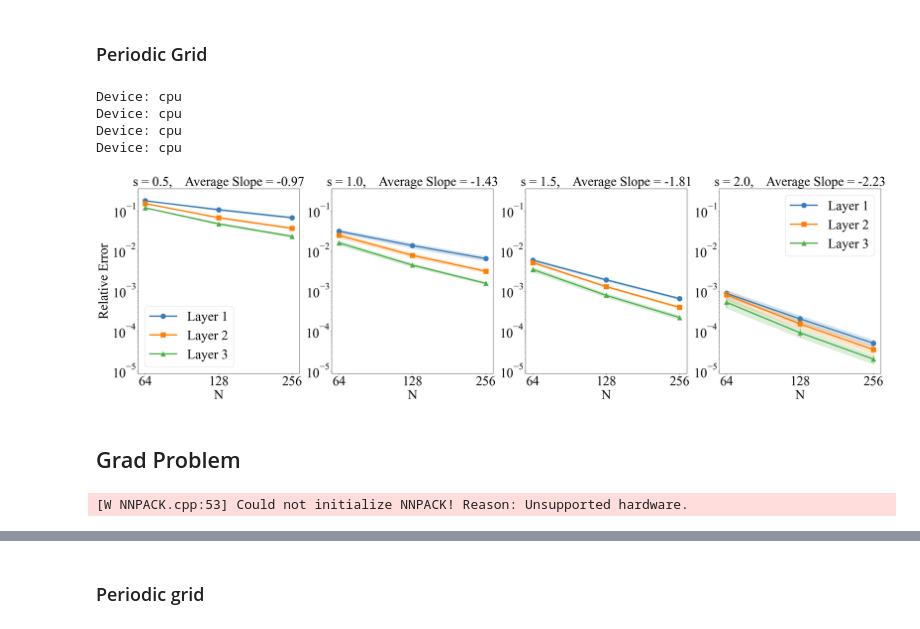
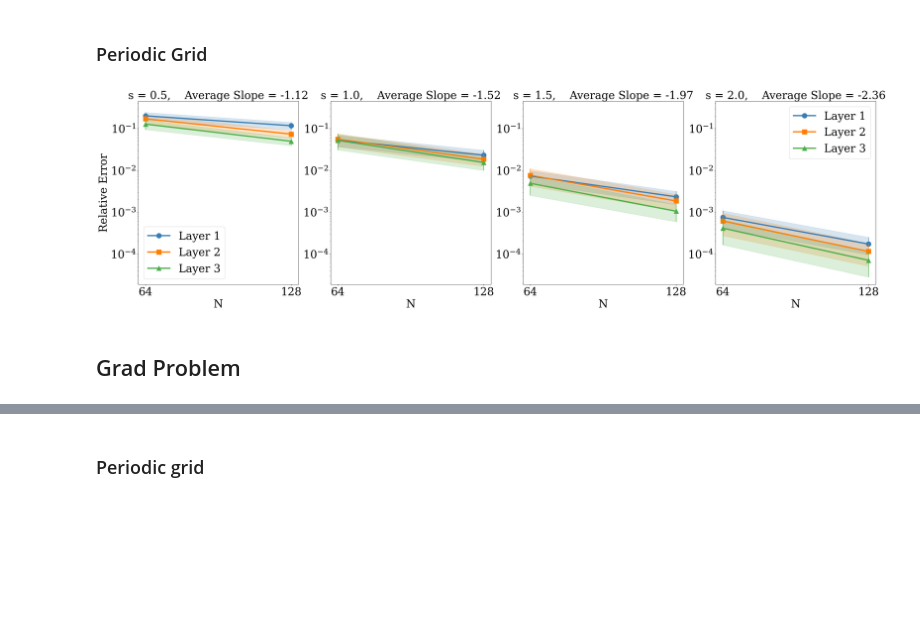
Before and after one commit to mtrautner/BoundFNO, a Jupyter notebook: analysis/paper_plots_trained.ipynb, the cells around one changed output, grey strips where cells are left out. Cells and saved outputs as stored; diff of their text form; code cells hidden in the pictures; blank space fills up the shorter version.

Commit message:
Final plots for arXiv

```diff
--- a/analysis/paper_plots_trained.ipynb
+++ b/analysis/paper_plots_trained.ipynb
@@ -54,7 +55,7 @@ shapes = ['o','s','^','D','*', 'x', 'P', 'h', 'v', '<', '>', 'X', 'd', 'p', '|',
 #### Set parameters
 # %%
 s_vals = [0.5, 1.0, 1.5, 2.0]
-sizes = [64, 128, 256, 512] #, 1024]
+sizes = [64, 128, 256, 512, 1024, 2048]
 plot_sizes = sizes[:-1]
 # %% [markdown]
 #### Error evaluation function for each layer
@@ -64,24 +65,18 @@ def get_err_norms_trained(s,model_name, sizes = [32, 64, 128, 256],dup_input = T
     model_info_path = '../models/trained_models/' + model_name + '_info.yaml'
     model_path = '../models/trained_models/' + model_name + '.pt'
 
-    USE_CUDA = torch.cuda.is_available()
-    samp_count_input = 2
+    samp_count_model = 1
+    samp_count_input = 5
     true_size = sizes[-1]
 
     # Load model
     model = load_model(model_info_path, model_path,s_outputspace = (true_size,true_size))
-
     model_info = load_model_info(model_info_path)
     n_layers = model_info['n_layers']-1
 
     true_norms = torch.zeros(n_layers, samp_count_input)
-    all_err = torch.zeros(len(sizes)-1,n_layers, samp_count_input)
+    all_err = torch.zeros(len(sizes)-1,n_layers, samp_count_model, samp_count_input)
 
-    if dup_input:
-        channel_count = 3
-    else:
-        channel_count = 1
-    true_inputs = torch.zeros(samp_count_input,channel_count,true_size,true_size)
     for input_i in range(samp_count_input):
         true_input_path = '../data/GRF_s' + str(s) +'_GRF_size_' + str(true_size) + '_' + str(input_i)+ '.pkl'
         input_true = load_data(true_input_path)
@@ -93,13 +88,9 @@ def get_err_norms_trained(s,model_name, sizes = [32, 64, 128, 256],dup_input = T
             input_true[:,1] = 0
         else:
             pass
-        true_inputs[input_i,:] = input_true
+        layers_true = get_layer_output(model,input_true)
 
-    layers_true = get_layer_output(model,true_inputs)
-
-    for size_i, size in enumerate(sizes[:-1]):
-        disc_inputs = torch.zeros(samp_count_input,channel_count,size,size)
-        for input_i in range(samp_count_input):
+        for size_i, size in enumerate(sizes[:-1]):
             disc_input_path = '../data/GRF_s' +str(s) + f'_GRF_size_{size}_'+ str(input_i)+'.pkl'
             input_disc = load_data(disc_input_path)
             input_disc = input_disc.unsqueeze(0).unsqueeze(0)
@@ -108,17 +99,16 @@ def get_err_norms_trained(s,model_name, sizes = [32, 64, 128, 256],dup_input = T
                 input_disc[:,1] = 0
             else:
                 pass
-            disc_inputs[input_i,:] = input_disc
-        layers_disc = get_layer_output(model,disc_inputs)
-        for input_i in range(samp_count_input):
+            layers_disc = get_layer_output(model,input_disc)
             for layer in range(n_layers):
-                err = torch.norm(layers_disc[layer][input_i] - layers_true[layer][input_i])
-                all_err[size_i,layer, input_i] = err
-                true_norms[layer, input_i] = torch.norm(layers_true[layer][input_i])
+                err = torch.norm(layers_disc[layer] - layers_true[layer])
+                all_err[size_i,layer, 0, input_i] = err
+
+                true_norms[layer, input_i] = torch.norm(layers_true[layer])
 
     all_err = all_err.detach().numpy()
     true_norms = true_norms.detach().numpy()
-    all_err = all_err.reshape(len(sizes)-1,n_layers,samp_count_input)
+    all_err = all_err.reshape(len(sizes)-1,n_layers,samp_count_model*samp_count_input)
 
     return all_err, true_norms
 # %%
@@ -216,15 +214,15 @@ plot_err_vs_N(all_err_s_norm_xy,plot_sizes,'err_vs_N_trained_smooth_xy')
 model_name = 'smooth_periodic_grid'
 all_err_smooth_per, true_norms_smooth_per = evaluate_model_trained(model_name,s_vals,sizes)
 all_err_s_norm_smooth_per = normalize_err(all_err_smooth_per,true_norms_smooth_per)
+
+save_path = '../Figures/figure-data/' + model_name + '_results.yaml'
+
+with open(save_path, 'w') as file:
+    yaml.dump({'all_err_smooth_per': all_err_smooth_per, 'true_norms_smooth_per': true_norms_smooth_per, 'all_err_s_norm_smooth_per': all_err_s_norm_smooth_per}, file)
-# %% [output]
-Device: cpu
-Device: cpu
-Device: cpu
-Device: cpu
 # %%
-plot_err_vs_N(all_err_s_norm_smooth_per,plot_sizes,'err_vs_N_trained_smooth_xy')
+plot_err_vs_N(all_err_s_norm_smooth_per,plot_sizes,'err_vs_N_trained_smooth_per')
 # %% [output]
-[figure, old version]
+[figure, new version]
 # %% [markdown]
 ## Grad Problem
 # %%
@@ -235,8 +233,10 @@ output_data_grad = torch.load('../data/grad_training_data/output_data_grad_tiny.
 model_name = 'grad_x_y_grid'
 all_err_grad_xy, true_norms_grad_xy = evaluate_model_trained(model_name,s_vals,sizes,dup_input = False)
 all_err_s_norm_grad_xy = normalize_err(all_err_grad_xy,true_norms_grad_xy)
+
+save_path = '../Figures/figure-data/' + model_name + '_results.yaml'
+with open(save_path, 'w') as file:
+    yaml.dump({'all_err_grad_xy': all_err_grad_xy, 'true_norms_grad_xy': true_norms_grad_xy, 'all_err_s_norm_grad_xy': all_err_s_norm_grad_xy}, file)
-# %% [output]
-[W NNPACK.cpp:53] Could not initialize NNPACK! Reason: Unsupported hardware.
 # %%
 plot_err_vs_N(all_err_s_norm_grad_xy,plot_sizes,'err_vs_N_trained_grad_xy')
 # %% [output]
```
Also changed, not shown: parts of 10 cells of this notebook, 3 other files.
